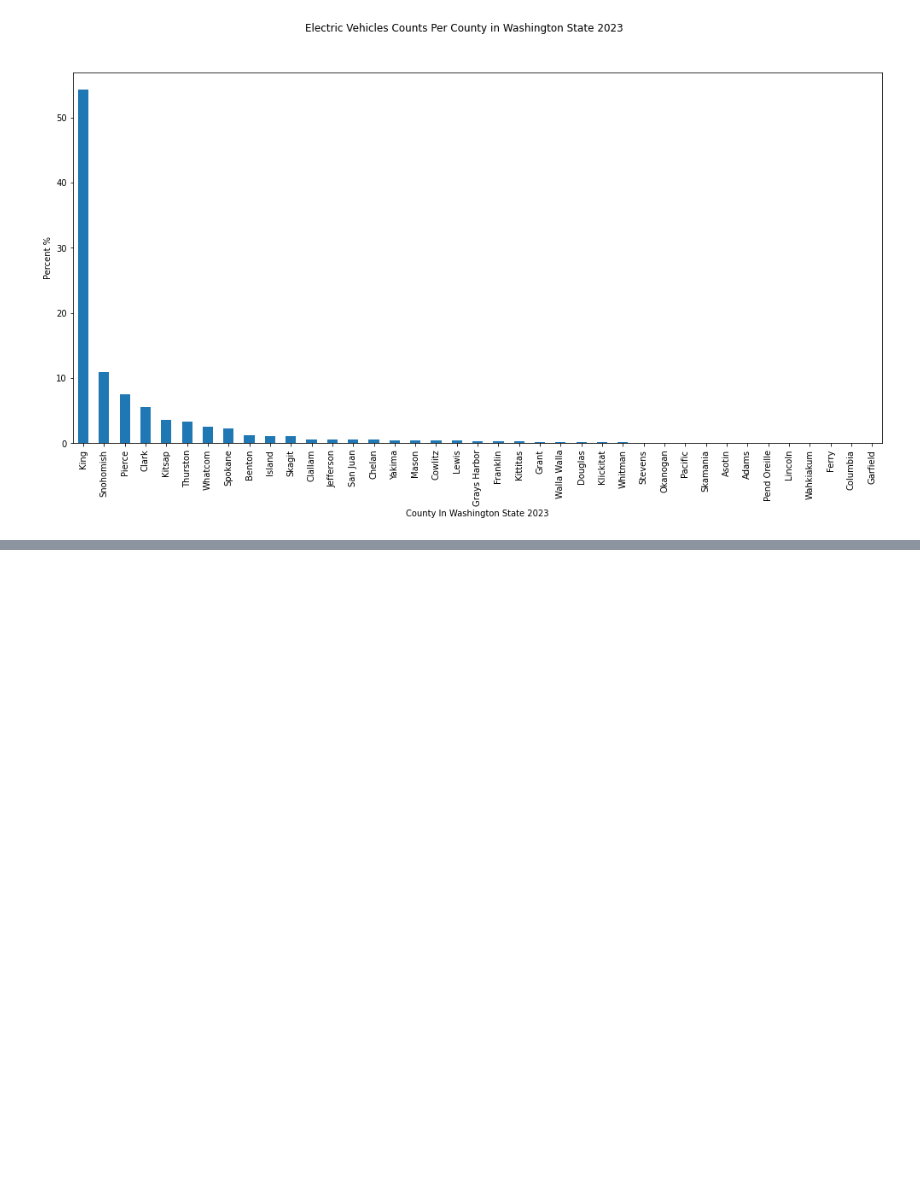
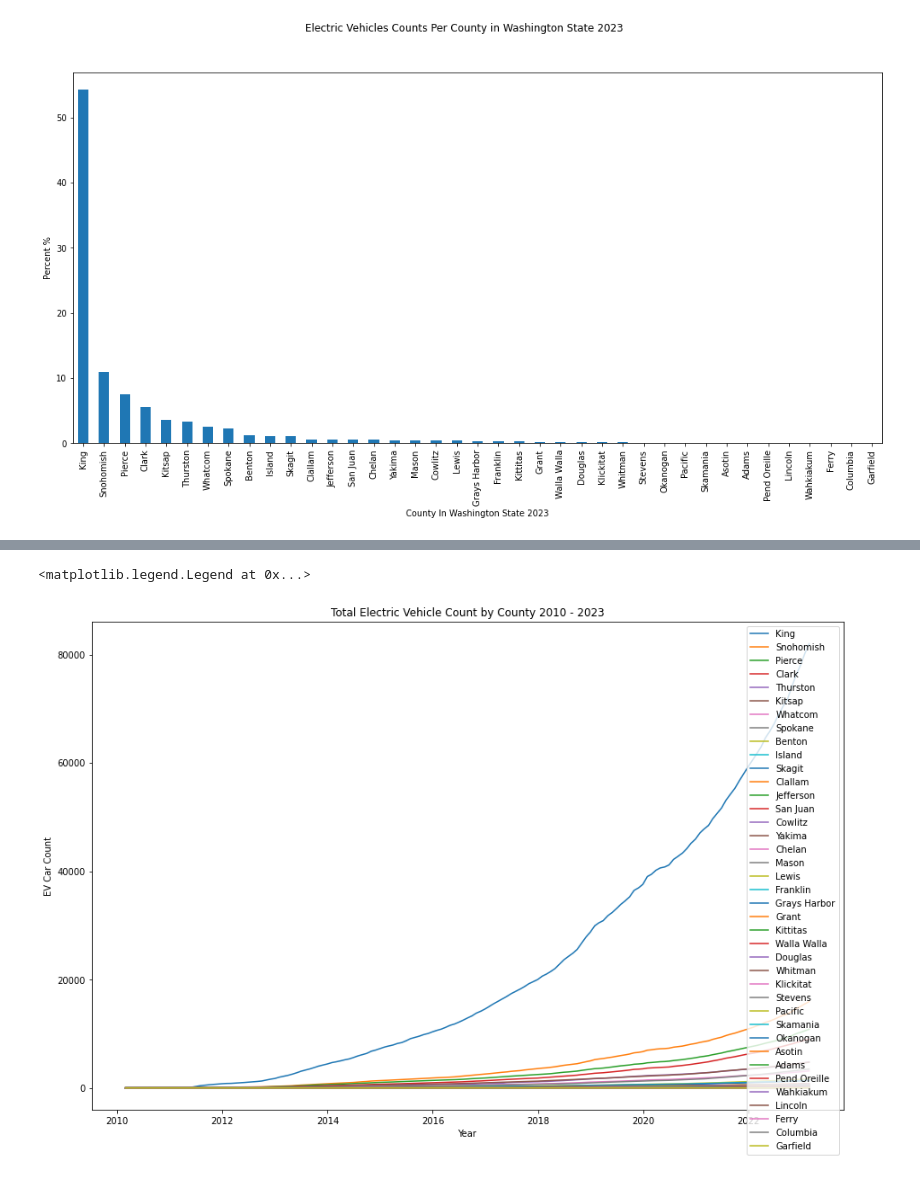
Before and after one commit to chiawang/EV-charing-station, a Jupyter notebook: EV Charging Station in Washington States-checkpoint.ipynb, the cells around one changed output, grey strips where cells are left out. Saved outputs shown, nothing was run; the diff lists cells and outputs as text; code cells hidden in the pictures; blank space fills up the shorter version.

```diff
--- a/EV Charging Station in Washington States-checkpoint.ipynb
+++ b/EV Charging Station in Washington States-checkpoint.ipynb
@@ -256,0 +317,15 @@ Name: County, dtype: int64
+# %%
+#plotting county trends
+
+all_counties = ['King', 'Snohomish', 'Pierce', 'Clark', 'Thurston', 'Kitsap', 'Whatcom', 'Spokane', 'Benton', 'Island', 'Skagit', 'Clallam', 'Jefferson', 'San Juan', 'Cowlitz', 'Yakima', 'Chelan', 'Mason', 'Lewis', 'Franklin', 'Grays Harbor', 'Grant', 'Kittitas', 'Walla Walla', 'Douglas', 'Whitman', 'Klickitat', 'Stevens', 'Pacific', 'Skamania', 'Okanogan', 'Asotin', 'Adams', 'Pend Oreille', 'Wahkiakum', 'Lincoln', 'Ferry', 'Columbia', 'Garfield'    ]
+fig, ax = plt.subplots(figsize=(15,10))
+for county in all_counties:
+    sns.lineplot(x='DOL Transaction Date', y=county, data=df_cumsum, ax=ax,
+                 label=county)
+ax.set_xlabel('Year')
+ax.set_ylabel('EV Car Count')
+ax.set_title('Total Electric Vehicle Count by County 2010 - 2023')
+ax.legend()
+# %% [output]
+<matplotlib.legend.Legend at 0x...>
+[figure, added]
```
Also changed, not shown: parts of 34 cells of this notebook.
